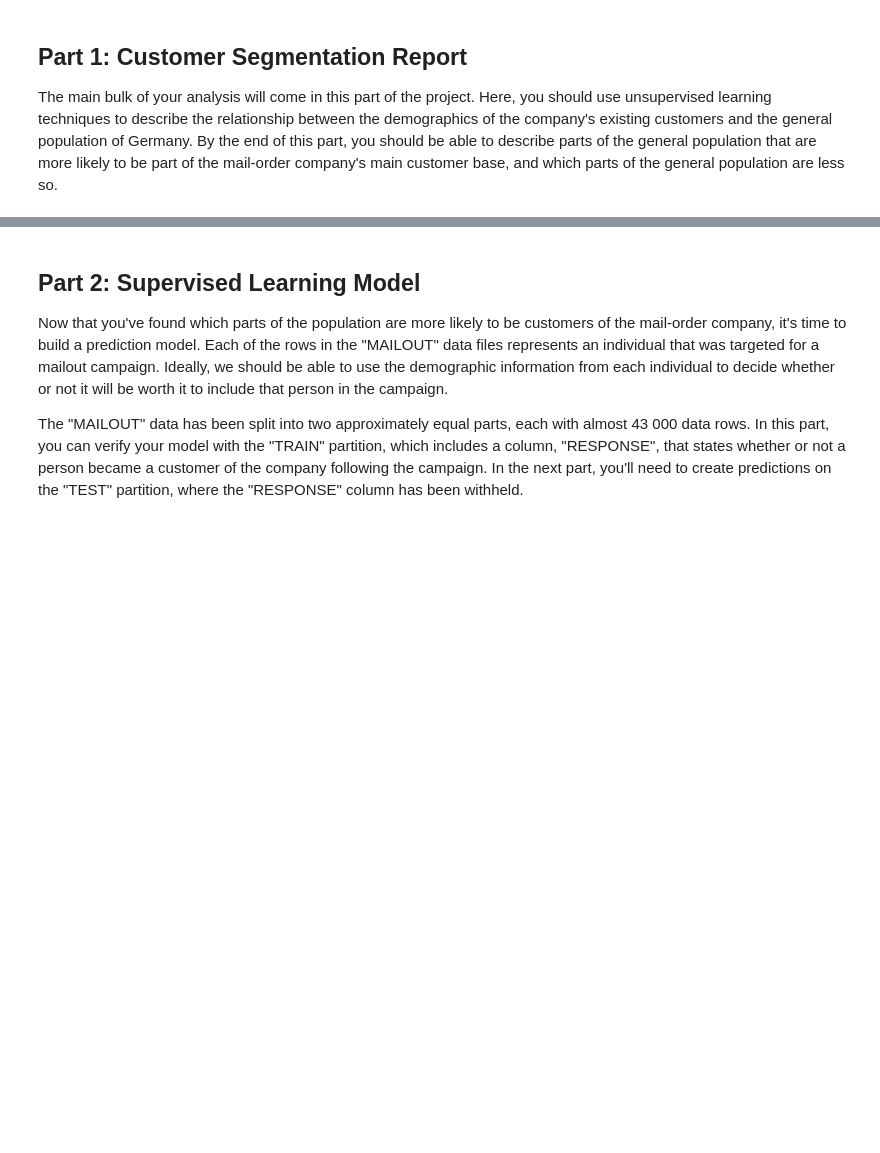
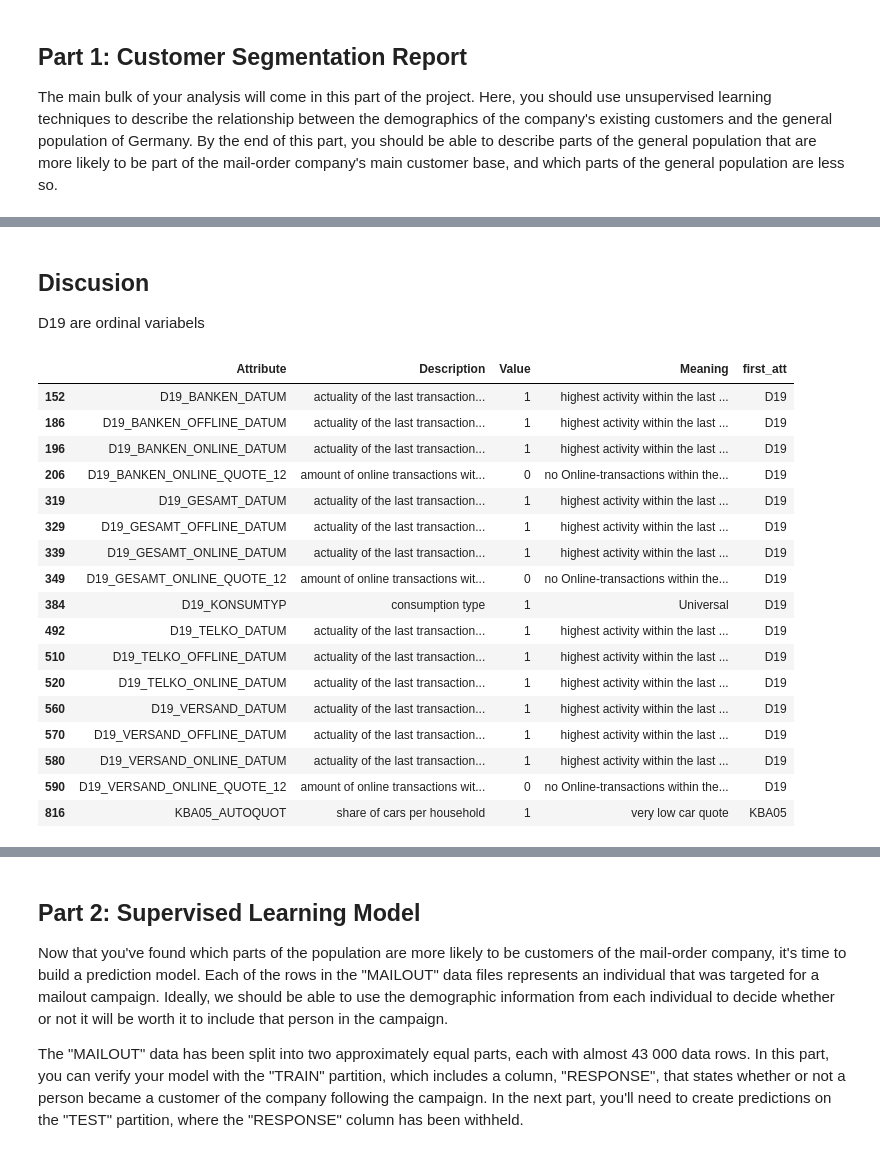
Before and after one commit to Jaouadeddadsi/DSND-Bertelsmann-Arvato-Project, a Jupyter notebook: Arvato_Project_Workbook.ipynb, the cells around one changed output, grey strips where cells are left out. Cells and saved outputs as stored; diff of their text form; code cells hidden in the pictures; blank space fills up the shorter version.

```diff
--- a/Arvato_Project_Workbook.ipynb
+++ b/Arvato_Project_Workbook.ipynb
@@ -37,0 +41,5 @@ You'll notice when the data is loaded in that a warning message will immediately
+# %%
+# Load data
+azdias = pd.read_csv('Arvato_data/Udacity_AZDIAS_052018.csv', sep=';')
+
+azdias.head()
@@ -41,0 +92,4 @@ The main bulk of your analysis will come in this part of the project. Here, you
+# %%
+# Load in the feature summary file.
+feat_info = pd.read_csv('Arvato_data/AZDIAS_Feature_Summary.csv', sep = ';')
+feat_info.head()
@@ -41,0 +117,12 @@ The main bulk of your analysis will come in this part of the project. Here, you
+# %%
+# Laod DIAS Attributes
+dias_attributes = pd.read_excel('Arvato_data/DIAS Attributes - Values 2017.xlsx', skiprows = [0])
+del dias_attributes['Unnamed: 0']
+
+# Drop NaN attribute
+dias_attributes = dias_attributes[~dias_attributes['Attribute'].isnull()]
+
+# Drop attribute described in feat_info
+dias_attributes = dias_attributes[~dias_attributes['Attribute'].isin(feat_info.attribute)]
+
+dias_attributes.head()
@@ -41,0 +246,4 @@ The main bulk of your analysis will come in this part of the project. Here, you
+# %% [markdown]
+## Discusion
+
+D19 are ordinal variabels
@@ -41,0 +252,33 @@ The main bulk of your analysis will come in this part of the project. Here, you
+# %%
+# Investigate the rest of attributes
+sub_dias = dias_attributes[~dias_attributes['Meaning'].isin(['no transaction known',
+                                                             'no transactions known',
+                                                            'unknown'])]
+
+# Keep only attribute of azdias
+sub_dias = sub_dias[sub_dias['Attribute'].isin(azdias.columns)]
+
+# Get first part of attribute
+sub_dias['first_att'] = sub_dias.Attribute.apply(lambda x: x.split('_')[0])
+
+# unknown_Meaning shape
+sub_dias
+# %% [output]
+|  | Attribute | Description | Value | Meaning | first_att |
+| 152 | D19_BANKEN_DATUM | actuality of the last transaction... | 1 | highest activity within the last ... | D19 |
+| 186 | D19_BANKEN_OFFLINE_DATUM | actuality of the last transaction... | 1 | highest activity within the last ... | D19 |
+| 196 | D19_BANKEN_ONLINE_DATUM | actuality of the last transaction... | 1 | highest activity within the last ... | D19 |
+| 206 | D19_BANKEN_ONLINE_QUOTE_12 | amount of online transactions wit... | 0 | no Online-transactions within the... | D19 |
+| 319 | D19_GESAMT_DATUM | actuality of the last transaction... | 1 | highest activity within the last ... | D19 |
+| 329 | D19_GESAMT_OFFLINE_DATUM | actuality of the last transaction... | 1 | highest activity within the last ... | D19 |
+| 339 | D19_GESAMT_ONLINE_DATUM | actuality of the last transaction... | 1 | highest activity within the last ... | D19 |
+| 349 | D19_GESAMT_ONLINE_QUOTE_12 | amount of online transactions wit... | 0 | no Online-transactions within the... | D19 |
+| 384 | D19_KONSUMTYP | consumption type | 1 | Universal | D19 |
+| 492 | D19_TELKO_DATUM | actuality of the last transaction... | 1 | highest activity within the last ... | D19 |
+| 510 | D19_TELKO_OFFLINE_DATUM | actuality of the last transaction... | 1 | highest activity within the last ... | D19 |
+| 520 | D19_TELKO_ONLINE_DATUM | actuality of the last transaction... | 1 | highest activity within the last ... | D19 |
+| 560 | D19_VERSAND_DATUM | actuality of the last transaction... | 1 | highest activity within the last ... | D19 |
+| 570 | D19_VERSAND_OFFLINE_DATUM | actuality of the last transaction... | 1 | highest activity within the last ... | D19 |
+| 580 | D19_VERSAND_ONLINE_DATUM | actuality of the last transaction... | 1 | highest activity within the last ... | D19 |
+| 590 | D19_VERSAND_ONLINE_QUOTE_12 | amount of online transactions wit... | 0 | no Online-transactions within the... | D19 |
+| 816 | KBA05_AUTOQUOT | share of cars per household | 1 | very low car quote | KBA05 |
```
Also changed, not shown: parts of 52 cells of this notebook.
